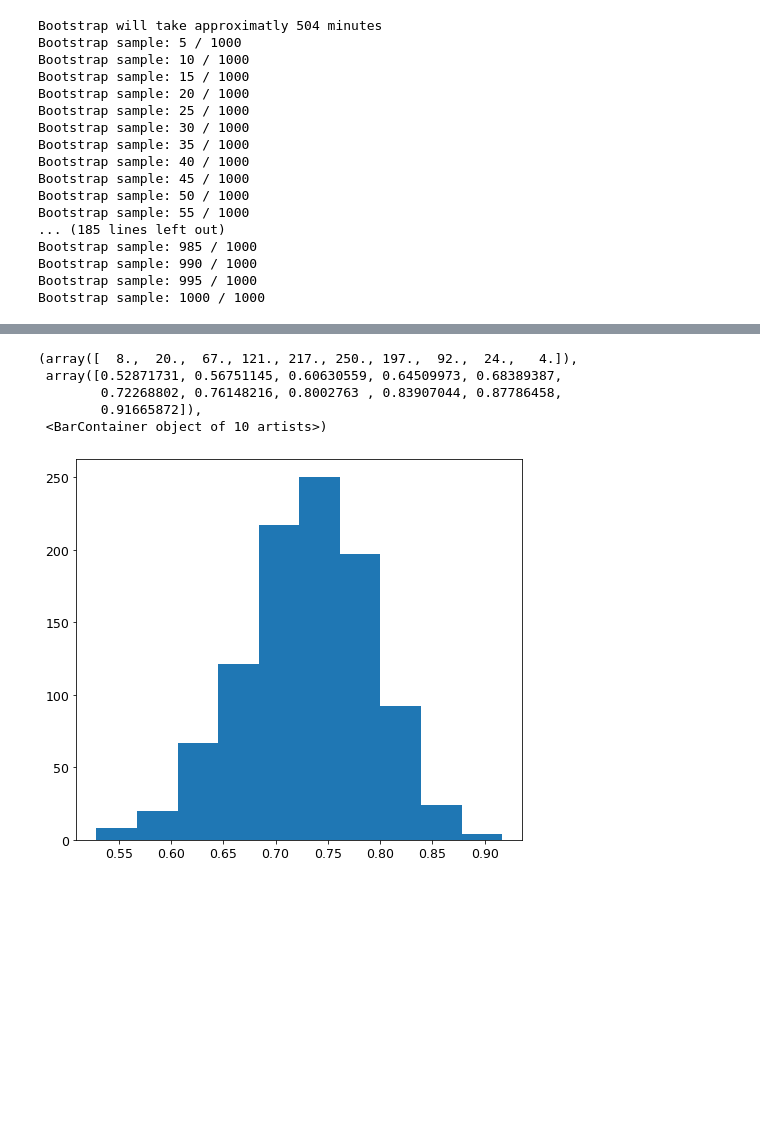
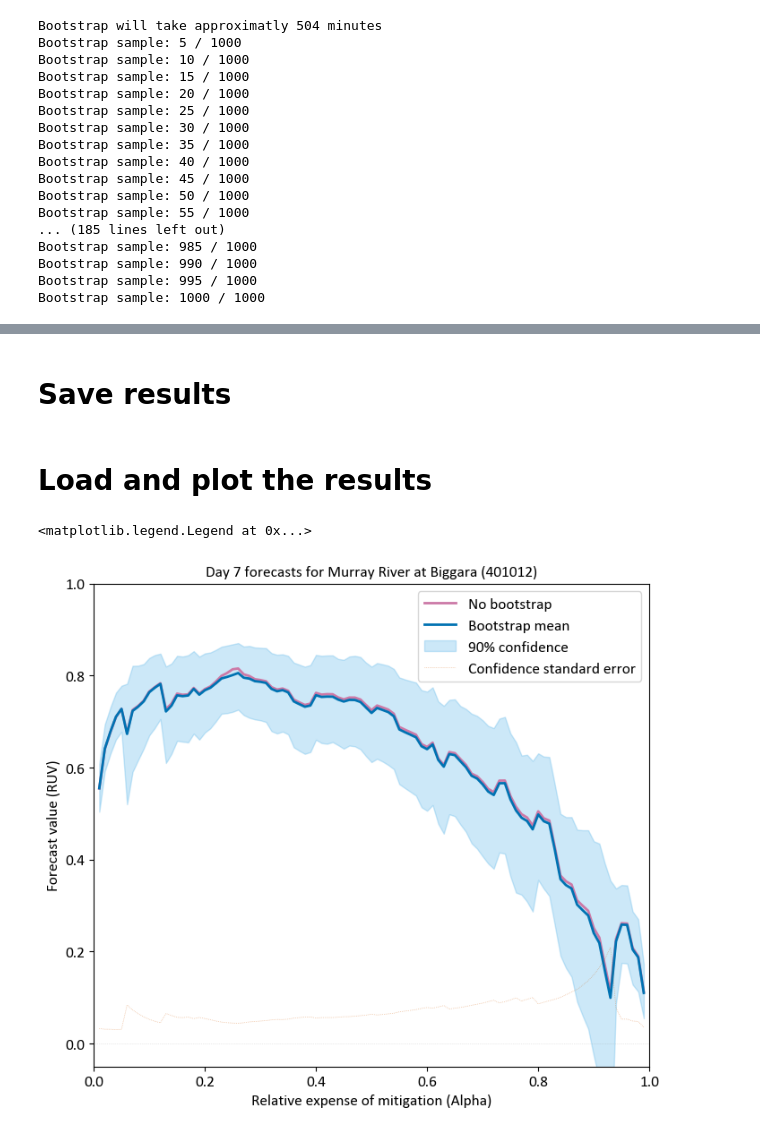
Before and after one commit to richardlaugesen/ruvpy, a Jupyter notebook: examples/example_3.ipynb, the cells around one changed output, grey strips where cells are left out. Cells and saved outputs as stored; diff of their text form; code cells hidden in the pictures; blank space fills up the shorter version.

Commit message:
Plot adjustable confidence interval

```diff
--- a/examples/example_3.ipynb
+++ b/examples/example_3.ipynb
@@ -49,7 +49,7 @@ colors = {
 ### 7th day ahead forecast for Murray at Biggara (401012) generated using the MuTHRE method
 # %%
 dataset_filepath = 'example_data.pickle.bz2'
-parallel_nodes = 28
+parallel_nodes = 8
 alpha_step = 0.01
 bootstrap_samples = 1000
 confidence_level = 0.95
@@ -124,12 +106,7 @@ plt.savefig('ruv_bootstrap.png')
-# %%
-plt.hist(results_bootstrap.bootstrap_distribution[50])
-# %% [output]
-(array([  8.,  20.,  67., 121., 217., 250., 197.,  92.,  24.,   4.]),
- array([0.52871731, 0.56751145, 0.60630559, 0.64509973, 0.68389387,
-        0.72268802, 0.76148216, 0.8002763 , 0.83907044, 0.87786458,
-        0.91665872]),
- <BarContainer object of 10 artists>)
-[figure, removed]
+# %%
+results_optim = relative_utility_value(obs, fcst_ens, ref, decision_definition, parallel_nodes=parallel_nodes)
+# %% [markdown]
+# Save results
 # %%
 with open(r"ruv_bootstrap_distribution.pickle", "wb") as output_file:
     pickle.dump(results_bootstrap.bootstrap_distribution, output_file)
@@ -139,3 +116,31 @@ with open(r"ruv_confidence_interval.pickle", "wb") as output_file:
 
 with open(r"ruv_standard_error.pickle", "wb") as output_file:
     pickle.dump(results_bootstrap.standard_error, output_file)
+# %% [markdown]
+# Load and plot the results
+# %%
+confidence_interval = 0.9
+
+with open('output/ruv_bootstrap_distribution.pickle', 'rb') as input_file:
+    bootstrap_dist = pickle.load(input_file)
+
+ci = np.quantile(bootstrap_dist, [(1 - confidence_interval)/2, 1 - (1 - confidence_interval)/2], axis=1).T
+mean = np.mean(bootstrap_dist, axis=1)
+
+with open('output/ruv_standard_error.pickle', 'rb') as input_file:
+    standard_error = pickle.load(input_file)
+
+plt.plot(decision_definition['alphas'], results_optim['ruv'], color=colors['pink'], linewidth=2, alpha=1.0, label='No bootstrap')
+plt.plot(decision_definition['alphas'], mean, color=colors['dark_blue'], linewidth=2, alpha=1.0, label='Bootstrap mean')
+plt.fill_between(decision_definition['alphas'], ci[:, 0], ci[:, 1], color=colors['light_blue'], alpha=0.3, label='%.0f%% confidence' % (100 * confidence_interval))
+plt.plot(decision_definition['alphas'], standard_error, color=colors['dark_orange'], linewidth=0.5, alpha=0.5, linestyle='dotted', label='Confidence standard error')
+plt.axhline(0, color='grey', linewidth=0.5, alpha=0.3, linestyle='dotted')
+plt.xlim((0, 1))
+plt.ylim(-0.05, 1)
+plt.xlabel('Relative expense of mitigation (Alpha)')
+plt.ylabel('Forecast value (RUV)')
+plt.title('Day 7 forecasts for Murray River at Biggara (401012)', fontsize='medium')
+plt.legend()
+# %% [output]
+<matplotlib.legend.Legend at 0x...>
+[figure, added]
```
Also changed, not shown: parts of 3 cells of this notebook.
